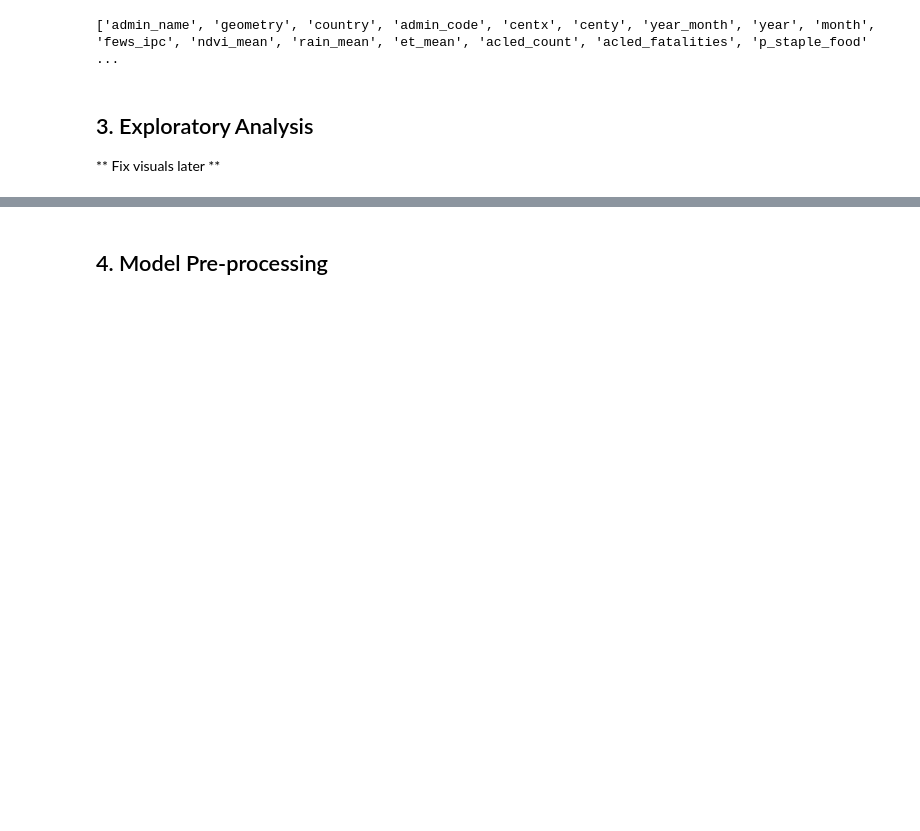
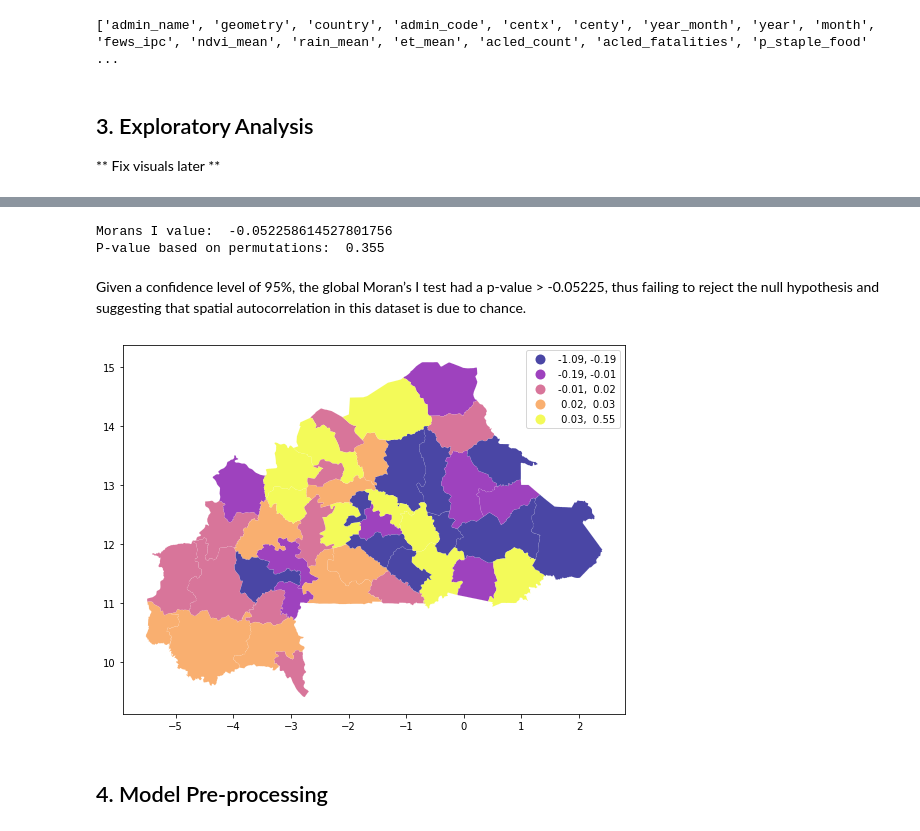
Before and after one commit to Claudia-Offner/MapAction_Dissertation, a Jupyter notebook: Model 2.ipynb, the cells around one changed output, grey strips where cells are left out. Cells and saved outputs as stored; diff of their text form; code cells hidden in the pictures; blank space fills up the shorter version.

Commit message:
Add: preliminary spatial analysis

```diff
--- a/Model 2.ipynb
+++ b/Model 2.ipynb
@@ -118,3 +117,38 @@ ModuleNotFoundError: No module named 'pysal'
+# %%
+# SOURCE: https://geographicdata.science/book/notebooks/06_spatial_autocorrelation.html#spatial-autocorrelation
+
+# Check Spatial Dependency
+# --> Moran's Global I
+w = weights.KNN.from_dataframe(shape, k=8) # Generate W from the GeoDataFrame
+w.transform = 'R' # Row-standardization
+# get monthly row means
+a = m.pivot(index='admin_name', columns='month', values='fews_ipc')
+a['mean'] = a.mean(axis=1)
+# compute spatial lag of a given variable
+a['lag'] = weights.spatial_lag.lag_spatial(w, a['mean'])
+moran = esda.moran.Moran(a['mean'], w)
+print('Morans I value: ', moran.I) # value of Moran’s I
+print('P-value based on permutations: ', moran.p_sim) # (if permutations>0) p-value based on permutations (one-tailed) null: spatial randomness alternative: the observed I is extreme if it is either extremely greater or extremely lower than the values obtained based on permutations
+# %% [output]
+Morans I value:  -0.052258614527801756
+P-value based on permutations:  0.355
+# %% [markdown]
+Given a confidence level of 95%, the global Moran’s I test had a p-value > -0.05225,
+thus failing to reject the null hypothesis and suggesting that spatial autocorrelation in this dataset
+is due to chance.
+# %%
+# --> Moran's Local I Clusters
+local = esda.moran.Moran_Local(a['mean'], w)
+# ax = sns.kdeplot(local.Is)
+# sns.rugplot(local.Is, ax=ax)
+
+f, ax = plt.subplots(1, figsize=(9,9))
+shape['Is'] = local.Is
+shape.plot(column='Is', cmap='plasma', scheme='quantiles',
+        k=5, edgecolor='white', linewidth=0.1, alpha=0.75, legend=True,ax=ax);
+# ax.set_axis_off() # only if you have a basemap!!
+# %% [output]
+[figure, added]
 # %%
 #### TEMPORAL ANALYSIS ####
 
```
Also changed, not shown: parts of 8 cells of this notebook.
